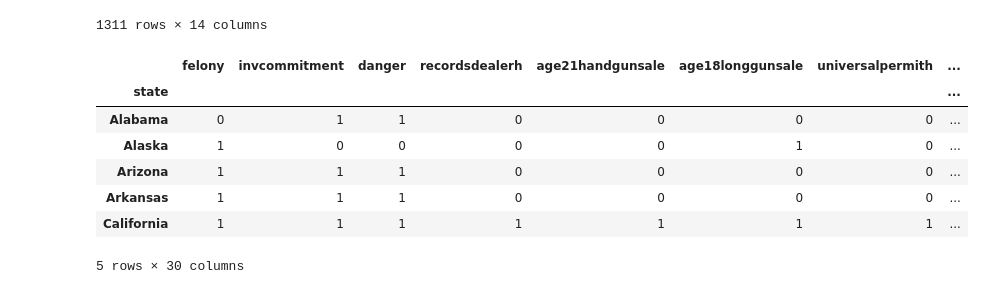
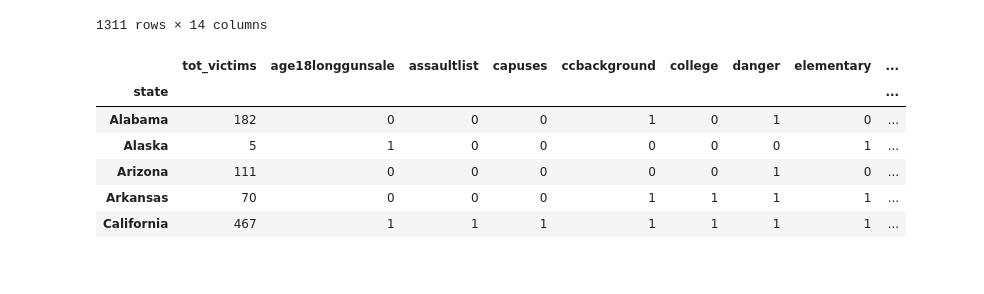
Before and after one commit to adityad2123/avtsa-datasci, a Jupyter notebook: gunviolencedata.ipynb, the cells around one changed output. Saved outputs shown, nothing was run; the diff lists cells and outputs as text; code cells hidden in the pictures.

```diff
--- a/gunviolencedata.ipynb
+++ b/gunviolencedata.ipynb
@@ -102,3 +98,11 @@ for column in gun_laws_df:
+# %%
+columns = ['age18longgunsale', 'assaultlist',
+          'capuses', 'ccbackground',
+          'college', 'danger',
+          'elementary', 'felony',
+           'fingerprint', 'immunity',
+           'nosyg', 'opencarrypermitl',
+          'statechecksh', 'universalpermit', 'lawtotal']
 # %%
 gun_laws_df = gun_laws_df.loc[:, columns]
 gun_laws_df.shape
@@ -173,11 +178,10 @@ data_df = combo_df.drop(["tot_victims", "abbreviation", "lawtotal", "geometry",
 # %%
-data_df.head()
+combo_df.head()
 # %% [output]
-|  | felony | invcommitment | danger | recordsdealerh | age21handgunsale | age18longgunsale | universalpermith | ... |
-| state |  |  |  |  |  |  |  | ... |
-| Alabama | 0 | 1 | 1 | 0 | 0 | 0 | 0 | ... |
-| Alaska | 1 | 0 | 0 | 0 | 0 | 1 | 0 | ... |
-| Arizona | 1 | 1 | 1 | 0 | 0 | 0 | 0 | ... |
-| Arkansas | 1 | 1 | 1 | 0 | 0 | 0 | 0 | ... |
-| California | 1 | 1 | 1 | 1 | 1 | 1 | 1 | ... |
+|  | tot_victims | age18longgunsale | assaultlist | capuses | ccbackground | college | danger | elementary | ... |
+| state |  |  |  |  |  |  |  |  | ... |
+| Alabama | 182 | 0 | 0 | 0 | 1 | 0 | 1 | 0 | ... |
+| Alaska | 5 | 1 | 0 | 0 | 0 | 0 | 0 | 1 | ... |
+| Arizona | 111 | 0 | 0 | 0 | 0 | 0 | 1 | 0 | ... |
+| Arkansas | 70 | 0 | 0 | 0 | 1 | 1 | 1 | 1 | ... |
+| California | 467 | 1 | 1 | 1 | 1 | 1 | 1 | 1 | ... |
-5 rows × 30 columns
```
Also changed, not shown: parts of 12 cells of this notebook.
